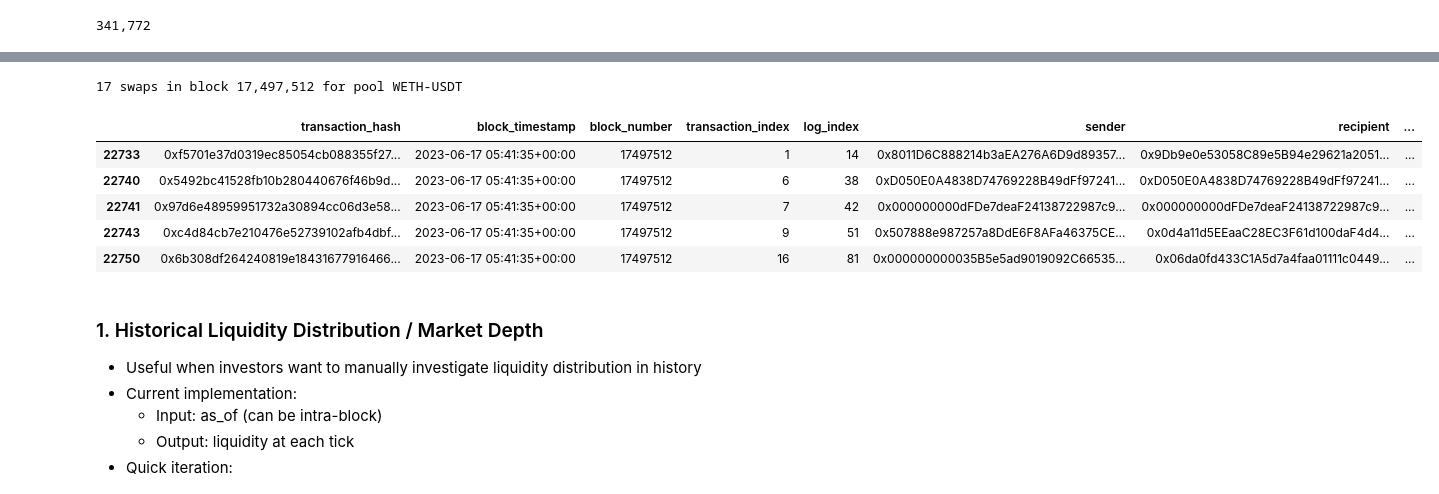
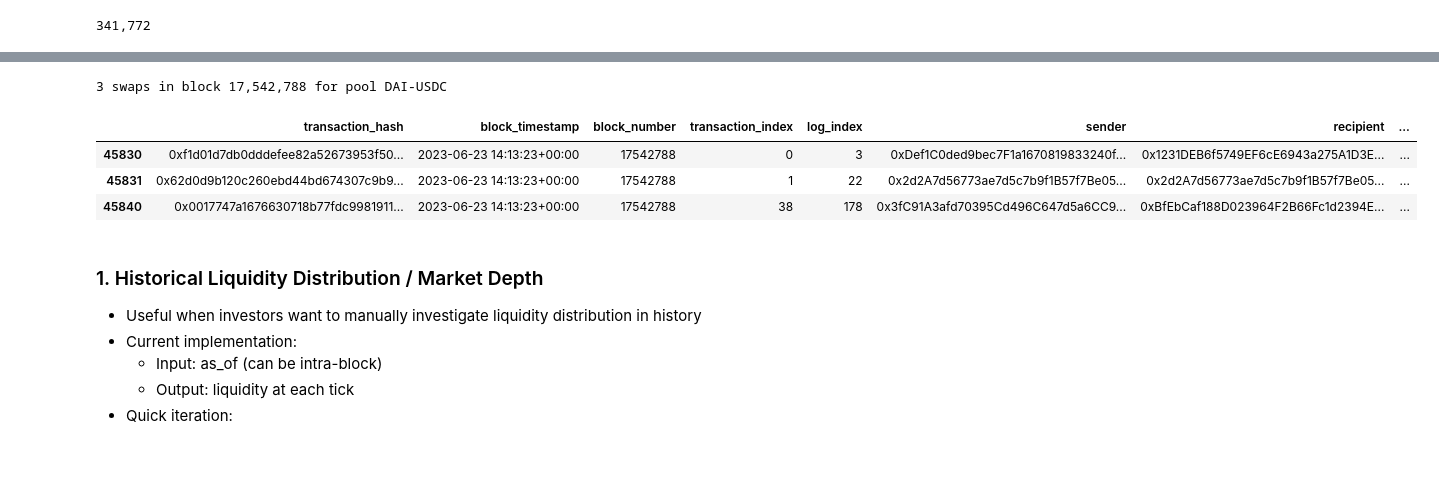
Before and after one commit to ankile/defi-measurement, a Jupyter notebook: experiments/volatility_metric.ipynb, the cells around one changed output, grey strips where cells are left out. Drawn from its saved outputs; the diff is of its cells as text; code cells hidden in the pictures; blank space fills up the shorter version.

```diff
--- a/experiments/volatility_metric.ipynb
+++ b/experiments/volatility_metric.ipynb
@@ -32,7 +32,7 @@ assert postgres_uri is not None, "Connection string to Postgres is not set"
 pool_symbols = json.load(open("../addresses/pool_tokens.json", "r"))
 
 # Take out the 10 first pools of the dictionary
-pool_symbols = {k: pool_symbols[k] for k in list(pool_symbols)[:10]}
+# pool_symbols = {k: pool_symbols[k] for k in list(pool_symbols)[:10]}
 # %%
 client = Prisma()
 await client.connect()
@@ -44,9 +44,8 @@ print(f"{await client.swap.count():,}")
 swaps_v3 = await client.swap.find_many()
 swap_df = pd.DataFrame([swap.dict() for swap in swaps_v3])
 
-# Filter out only USDC/WETH swaps
+# Filter out certain swaps if needed
 swap_df.address = swap_df.address.str.lower()
-swap_df = swap_df[swap_df.address.isin(pool_symbols.keys())]
 
 swap_df.amount0 = swap_df.amount0.astype(float)
 swap_df.amount1 = swap_df.amount1.astype(float)
@@ -56,0 +56,5 @@ print(f"{swap_df.block_number.nunique():,} blocks from {swap_df.block_timestamp.
+# %%
+
+filtered_df = swap_df[swap_df.address == "0x5777d92f208679db4b9778590fa3cab3ac9e2168"]
+
+print(f"{filtered_df.block_number.nunique():,} blocks from {filtered_df.block_timestamp.min()} to {filtered_df.block_timestamp.max()}")
@@ -57,5 +63,5 @@ print(f"{swap_df.block_number.nunique():,} blocks from {swap_df.block_timestamp.
 # %%
-swapcounts = swap_df.groupby(['block_number', 'address']).count().transaction_hash.sort_values(ascending=False)
+swapcounts = filtered_df.groupby(['block_number', 'address']).count().transaction_hash.sort_values(ascending=False)
 
 swapcounts.head()
 # %% [output]
@@ -75,24 +88,19 @@ More than 4 swaps: 344 / 59,608 (0.58%)
 # %%
-# Start with block and pool with the most swaps
-block_number = int(swapcounts.index.get_level_values(0).values[0])
-pool_address = str(swapcounts.index.get_level_values(1)[0])
 
 pool_info = pool_symbols[pool_address]
-swap_block = swap_df[(swap_df.block_number == block_number) & (swap_df.address == pool_address)]
+swap_block = filtered_df[(filtered_df.block_number == block_number) & (filtered_df.address == pool_address)]
 
 print(f'{swap_block.shape[0]:,} swaps in block {block_number:,} for pool {pool_info["name"]}')
 
 tokens = [pool_info['token0'], pool_info['token1']]
 
 swap_block.head()
 # %% [output]
-17 swaps in block 17,497,512 for pool WETH-USDT
+3 swaps in block 17,542,788 for pool DAI-USDC
 |  | transaction_hash | block_timestamp | block_number | transaction_index | log_index | sender | recipient | ... |
-| 22733 | 0xf5701e37d0319ec85054cb088355f27... | 2023-06-17 05:41:35+00:00 | 17497512 | 1 | 14 | 0x8011D6C888214b3aEA276A6D9d89357... | 0x9Db9e0e53058C89e5B94e29621a2051... | ... |
-| 22740 | 0x5492bc41528fb10b280440676f46b9d... | 2023-06-17 05:41:35+00:00 | 17497512 | 6 | 38 | 0xD050E0A4838D74769228B49dFf97241... | 0xD050E0A4838D74769228B49dFf97241... | ... |
-| 22741 | 0x97d6e48959951732a30894cc06d3e58... | 2023-06-17 05:41:35+00:00 | 17497512 | 7 | 42 | 0x000000000dFDe7deaF24138722987c9... | 0x000000000dFDe7deaF24138722987c9... | ... |
-| 22743 | 0xc4d84cb7e210476e52739102afb4dbf... | 2023-06-17 05:41:35+00:00 | 17497512 | 9 | 51 | 0x507888e987257a8DdE6F8AFa46375CE... | 0x0d4a11d5EEaaC28EC3F61d100daF4d4... | ... |
-| 22750 | 0x6b308df264240819e18431677916466... | 2023-06-17 05:41:35+00:00 | 17497512 | 16 | 81 | 0x000000000035B5e5ad9019092C66535... | 0x06da0fd433C1A5d7a4faa01111c0449... | ... |
+| 45830 | 0xf1d01d7db0dddefee82a52673953f50... | 2023-06-23 14:13:23+00:00 | 17542788 | 0 | 3 | 0xDef1C0ded9bec7F1a1670819833240f... | 0x1231DEB6f5749EF6cE6943a275A1D3E... | ... |
+| 45831 | 0x62d0d9b120c260ebd44bd674307c9b9... | 2023-06-23 14:13:23+00:00 | 17542788 | 1 | 22 | 0x2d2A7d56773ae7d5c7b9f1B57f7Be05... | 0x2d2A7d56773ae7d5c7b9f1B57f7Be05... | ... |
+| 45840 | 0x0017747a1676630718b77fdc9981911... | 2023-06-23 14:13:23+00:00 | 17542788 | 38 | 178 | 0x3fC91A3afd70395Cd496C647d5a6CC9... | 0xBfEbCaf188D023964F2B66Fc1d2394E... | ... |
 # %% [markdown]
 ### 1. Historical Liquidity Distribution / Market Depth
 * Useful when investors want to manually investigate liquidity distribution in history
```
Also changed, not shown: parts of 17 cells of this notebook, 2 other files.
